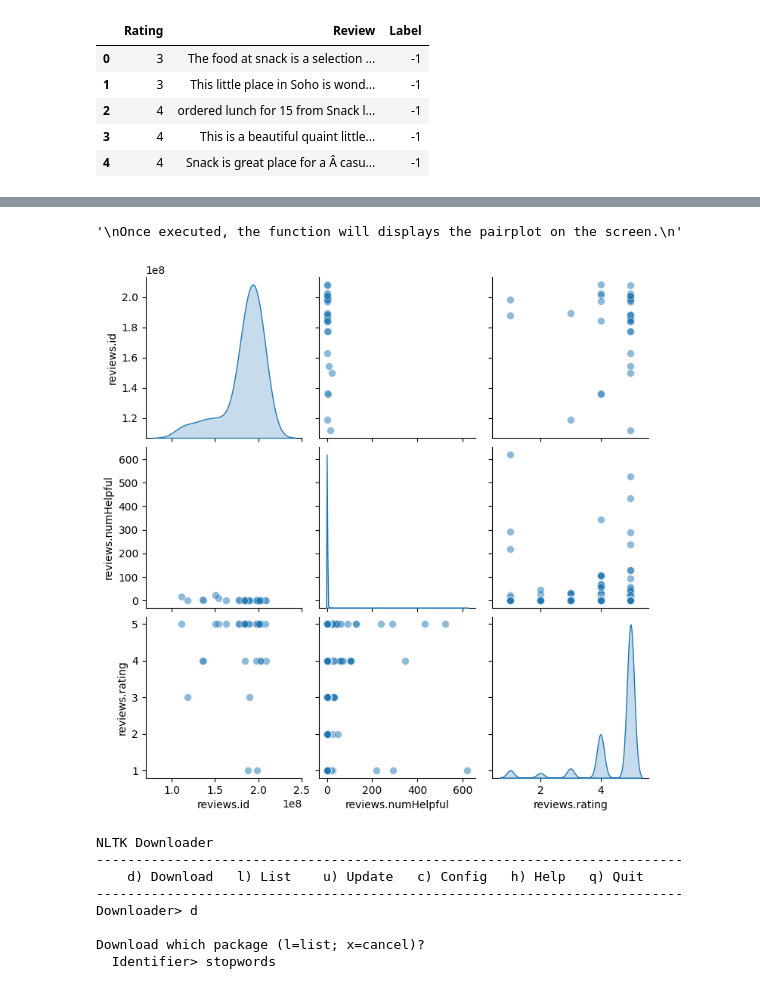
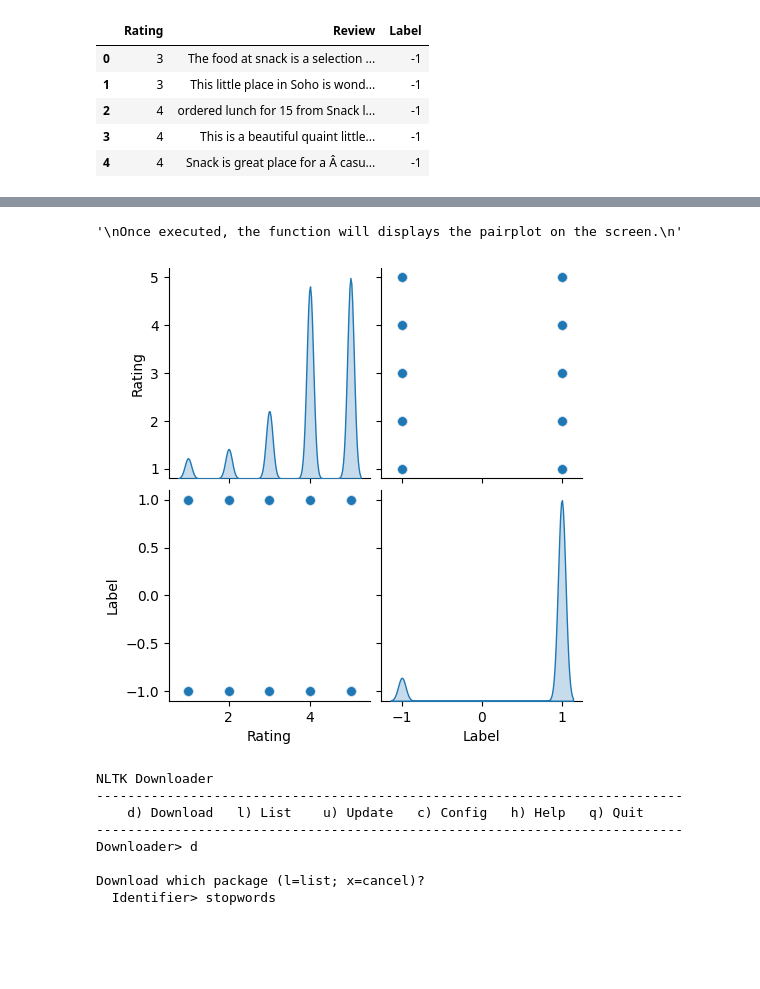
Before and after one commit to AbhiramBorra/FakeYelpReviewsDetection, a Jupyter notebook: YelpReviews.ipynb, the cells around one changed output, grey strips where cells are left out. Saved outputs shown, nothing was run; the diff lists cells and outputs as text; code cells hidden in the pictures; blank space fills up the shorter version.

```diff
--- a/YelpReviews.ipynb
+++ b/YelpReviews.ipynb
@@ -120,43 +119,39 @@ Reads a CSV file to a pandas DataFrame
 
 # Load data set
 
-amazonData_train_numerical = pd.read_csv('/content/drive/Shareddrives/ECS 171 Group Project/Trainning_data_set.csv')
+df = pd.read_csv('/content/drive/Shareddrives/ECS 171 Group Project/Labelled Yelp Dataset.csv')
 
 # Drop non numerical data to create scatter plots
 
 '''
 
 We assign a DataFrame object to a variable called amazonData_train_numerical.
 
 '''
 
-amazonData_train_numerical = amazonData_train_numerical.drop(columns = ['id', 'dateAdded', 'dateUpdated', 'name', 'asins', 'brand',
-       'categories', 'primaryCategories', 'imageURLs', 'keys', 'manufacturer',
-       'manufacturerNumber', 'reviews.date', 'reviews.dateSeen',
-       'reviews.didPurchase', 'reviews.doRecommend', 'reviews.sourceURLs', 'sourceURLs'])
-
+df = df.drop(columns = ['User_id', 'Product_id', 'Date'])
 
 
 '''
 We create a pairplot to display multiple scatter plots in a grid.
 
 We use the sns.pairplot() method to build a pairplot that depicts the paired relationships
 between variables in the DataFrame.
 
 We also take arguments that determine the characteristics of the pairplot,
 which includes the data itself, the kind of plot, the format and appearance of the plot, etc.
 
 '''
 # Create pairplot to show all scatter plots
-sns.pairplot(amazonData_train_numerical, kind="scatter", plot_kws=dict(alpha=0.5, s=50), diag_kind='kde')
+sns.pairplot(df, kind="scatter", plot_kws=dict(alpha=0.5, s=50), diag_kind='kde')
 
 
 '''
 Once executed, the function will displays the pairplot on the screen.
 '''
 # %% [output]
 '\nOnce executed, the function will displays the pairplot on the screen.\n'
-[figure, old version]
+[figure, new version]
 # %%
 nltk.download()
 #step 1: type 'd' , press enter
```
Also changed, not shown: parts of 8 cells of this notebook.
